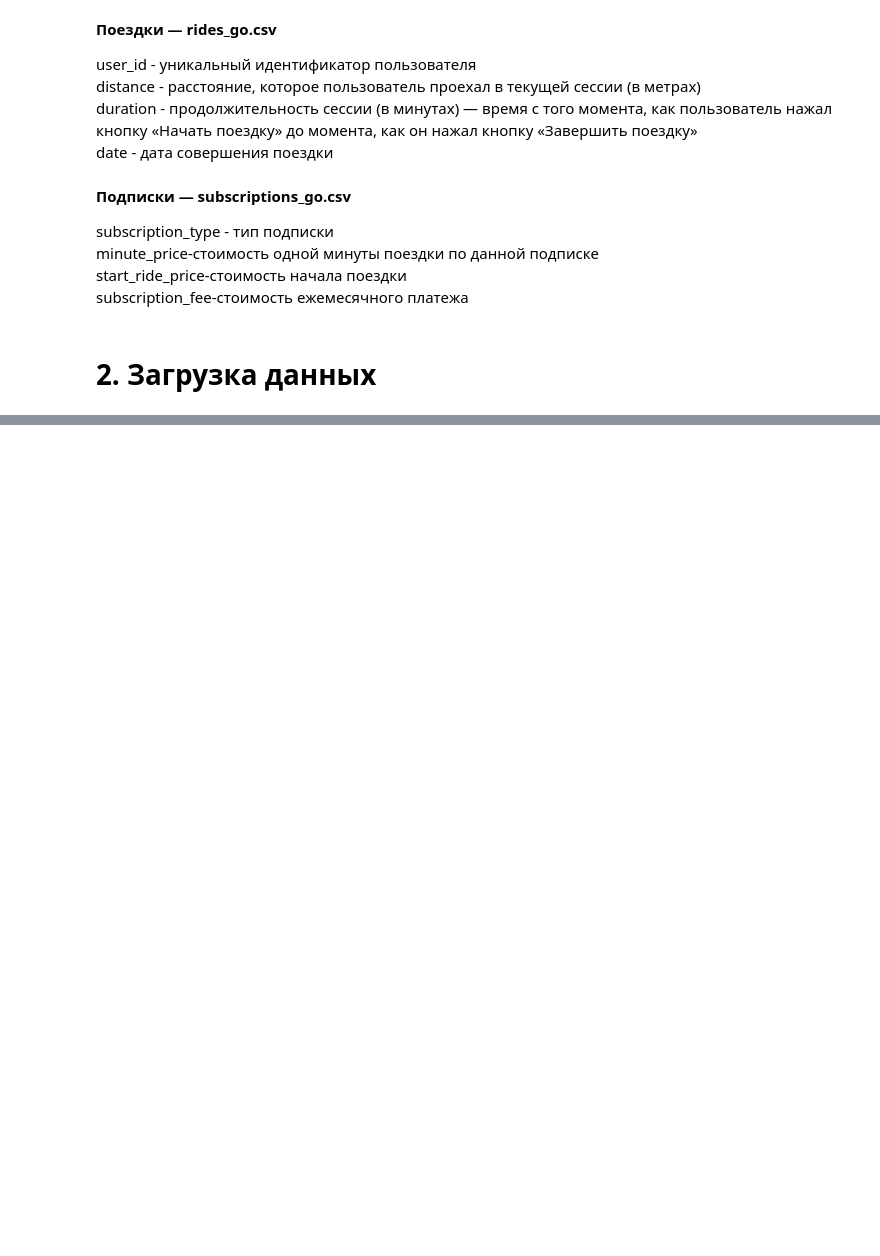
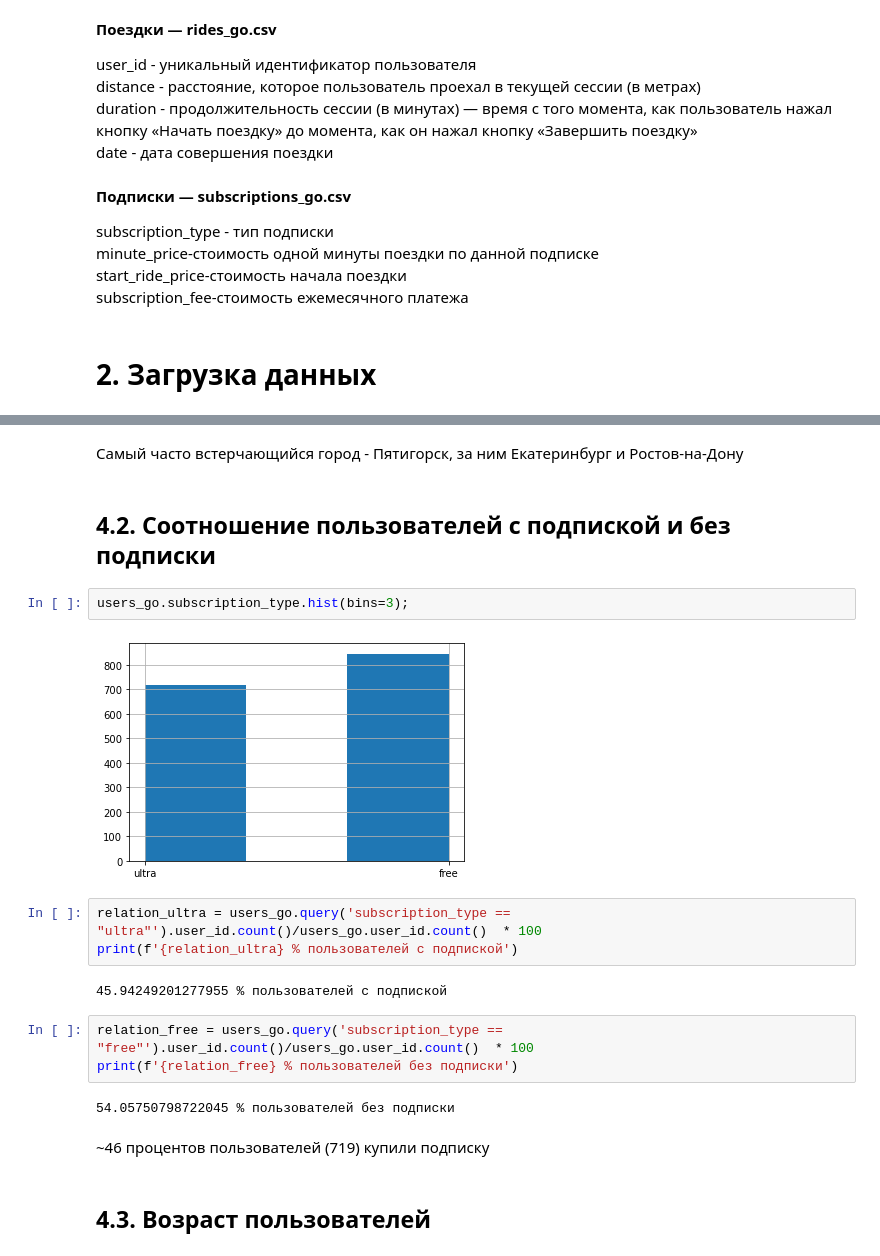
Before and after one commit to DmitrijUsachev/Sprint4, a Jupyter notebook: sprint4_project.ipynb, the cells around one changed output, grey strips where cells are left out. Drawn from its saved outputs; the diff is of its cells as text; blank space fills up the shorter version.

```diff
--- a/sprint4_project.ipynb
+++ b/sprint4_project.ipynb
@@ -48,0 +361,22 @@ import seaborn as sns
+# %% [markdown]
+Самый часто встерчающийся город - Пятигорск, за ним Екатеринбург и Ростов-на-Дону
+# %% [markdown]
+## 4.2. Соотношение пользователей с подпиской и без подписки
+# %%
+users_go.subscription_type.hist(bins=3);
+# %% [output]
+[figure, added]
+# %%
+relation_ultra = users_go.query('subscription_type == "ultra"').user_id.count()/users_go.user_id.count()  * 100
+print(f'{relation_ultra} % пользователей с подпиской')
+# %% [output]
+45.94249201277955 % пользователей с подпиской
+# %%
+relation_free = users_go.query('subscription_type == "free"').user_id.count()/users_go.user_id.count()  * 100
+print(f'{relation_free} % пользователей без подписки')
+# %% [output]
+54.05750798722045 % пользователей без подписки
+# %% [markdown]
+~46 процентов пользователей (719) купили подписку
+# %% [markdown]
+## 4.3. Возраст пользователей
```
Also changed, not shown: parts of 146 cells of this notebook.
